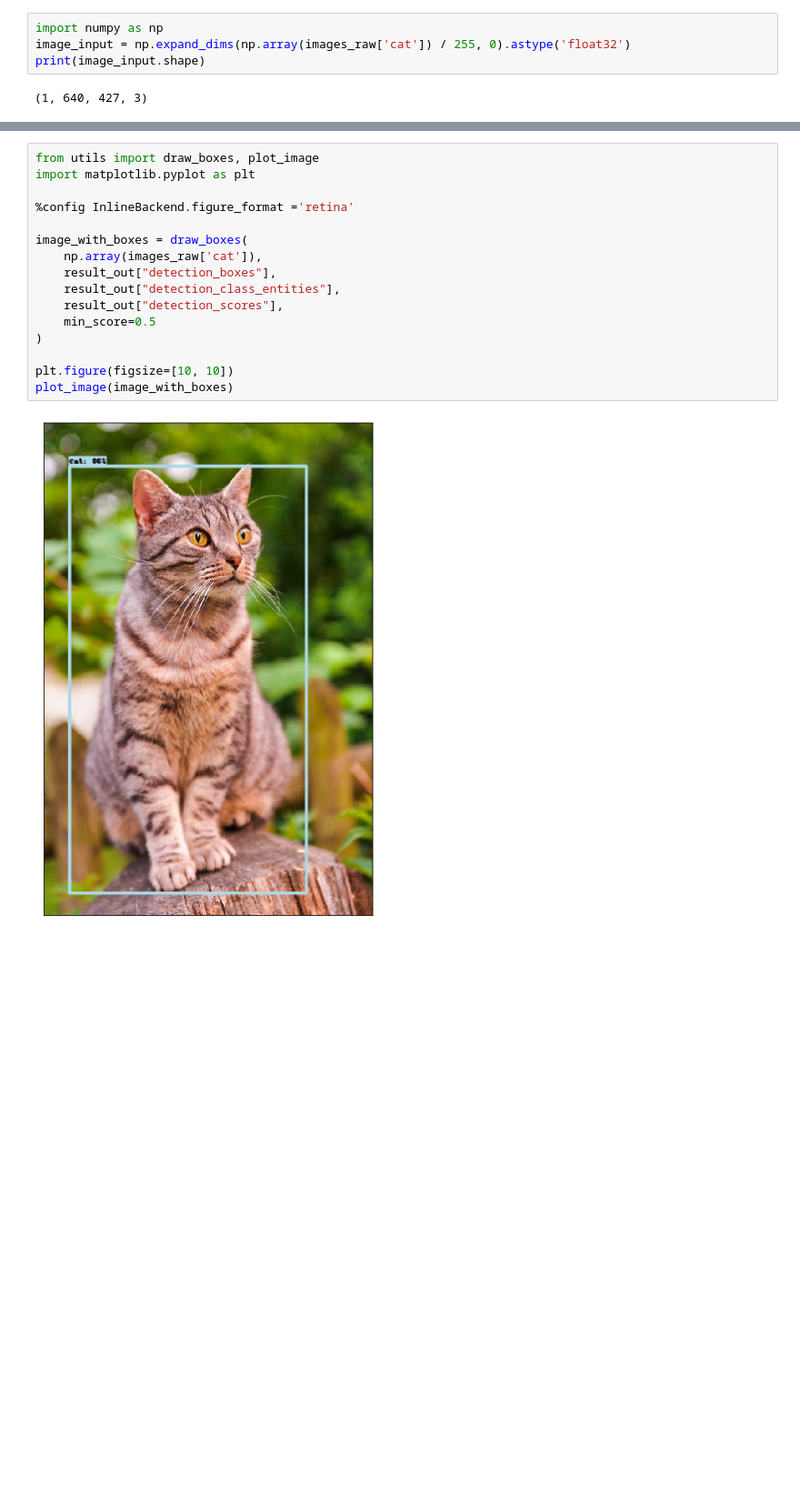
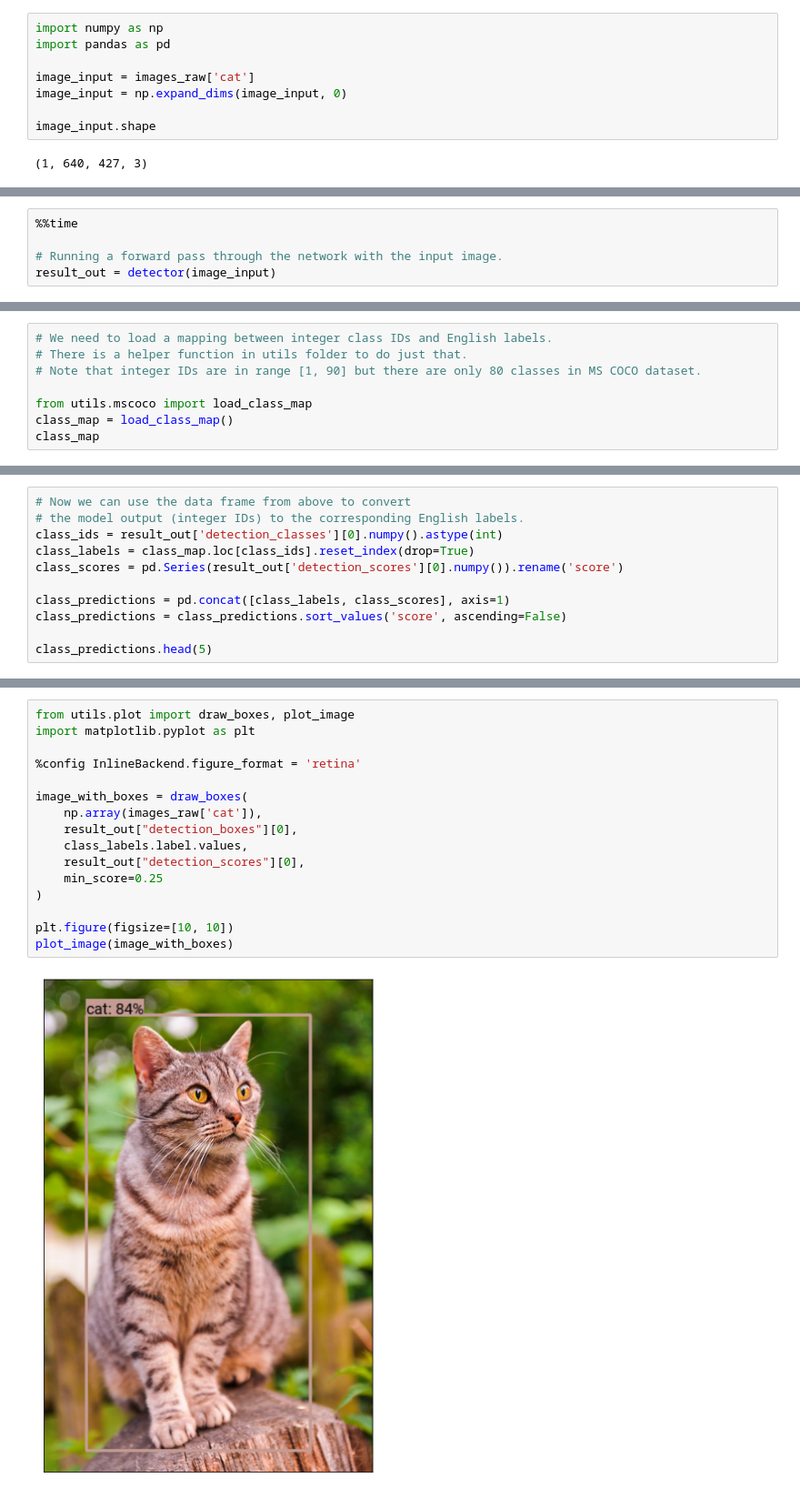
Before and after one commit to hellodanylo/ucla-deeplearning, a Jupyter notebook: 02_cnn/PretrainedObjectDetection.ipynb, the cells around one changed output, grey strips where cells are left out. Shown at 91% size. Cells and saved outputs as stored; diff of their text form; blank space fills up the shorter version.

```diff
--- a/02_cnn/PretrainedObjectDetection.ipynb
+++ b/02_cnn/PretrainedObjectDetection.ipynb
@@ -26,6 +18,10 @@ I1007 15:16:12.735021 139937428870976 saver.py:1483] Saver not created because t
 # %%
 import numpy as np
-image_input = np.expand_dims(np.array(images_raw['cat']) / 255, 0).astype('float32')
-print(image_input.shape)
+import pandas as pd
+
+image_input = images_raw['cat']
+image_input = np.expand_dims(image_input, 0)
+
+image_input.shape
 # %% [output]
 (1, 640, 427, 3)
@@ -43,0 +28,5 @@ with tf.Session() as s:
+# %%
+%%time
+
+# Running a forward pass through the network with the input image.
+result_out = detector(image_input)
@@ -52,0 +48,8 @@ sorted(list(result_out.keys()))
+# %%
+# We need to load a mapping between integer class IDs and English labels.
+# There is a helper function in utils folder to do just that.
+# Note that integer IDs are in range [1, 90] but there are only 80 classes in MS COCO dataset.
+
+from utils.mscoco import load_class_map
+class_map = load_class_map()
+class_map
@@ -52,0 +71,11 @@ sorted(list(result_out.keys()))
+# %%
+# Now we can use the data frame from above to convert
+# the model output (integer IDs) to the corresponding English labels.
+class_ids = result_out['detection_classes'][0].numpy().astype(int)
+class_labels = class_map.loc[class_ids].reset_index(drop=True)
+class_scores = pd.Series(result_out['detection_scores'][0].numpy()).rename('score')
+
+class_predictions = pd.concat([class_labels, class_scores], axis=1)
+class_predictions = class_predictions.sort_values('score', ascending=False)
+
+class_predictions.head(5)
@@ -53,18 +89,18 @@ sorted(list(result_out.keys()))
 # %%
-from utils import draw_boxes, plot_image
+from utils.plot import draw_boxes, plot_image
 import matplotlib.pyplot as plt
 
-%config InlineBackend.figure_format ='retina'
+%config InlineBackend.figure_format = 'retina'
 
 image_with_boxes = draw_boxes(
     np.array(images_raw['cat']),
-    result_out["detection_boxes"],
-    result_out["detection_class_entities"],
-    result_out["detection_scores"],
-    min_score=0.5
+    result_out["detection_boxes"][0],
+    class_labels.label.values,
+    result_out["detection_scores"][0],
+    min_score=0.25
 )
 
 plt.figure(figsize=[10, 10])
 plot_image(image_with_boxes)
 # %% [output]
-[figure, old version]
+[figure, new version]
```
Also changed, not shown: parts of 8 cells of this notebook, 18 other files.
